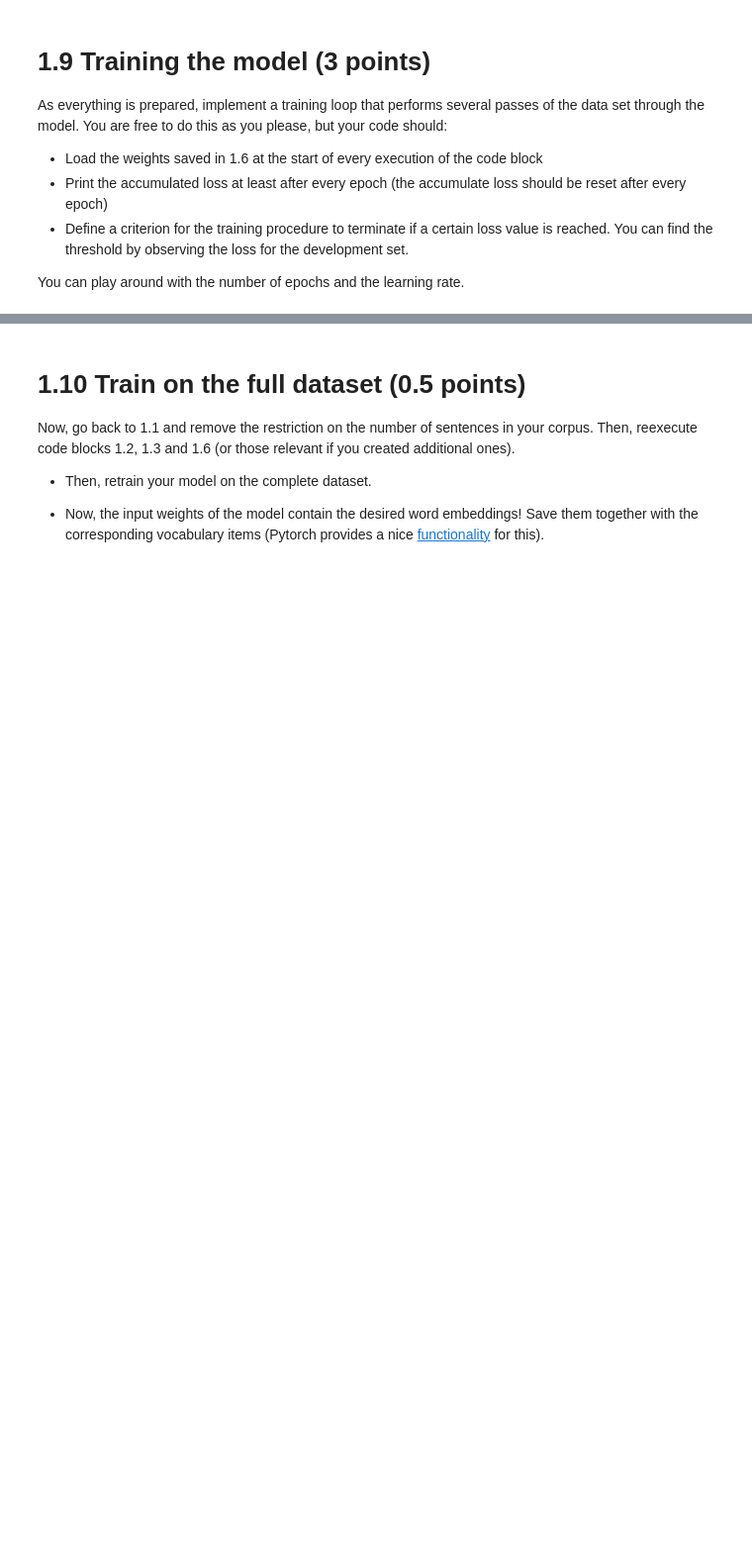
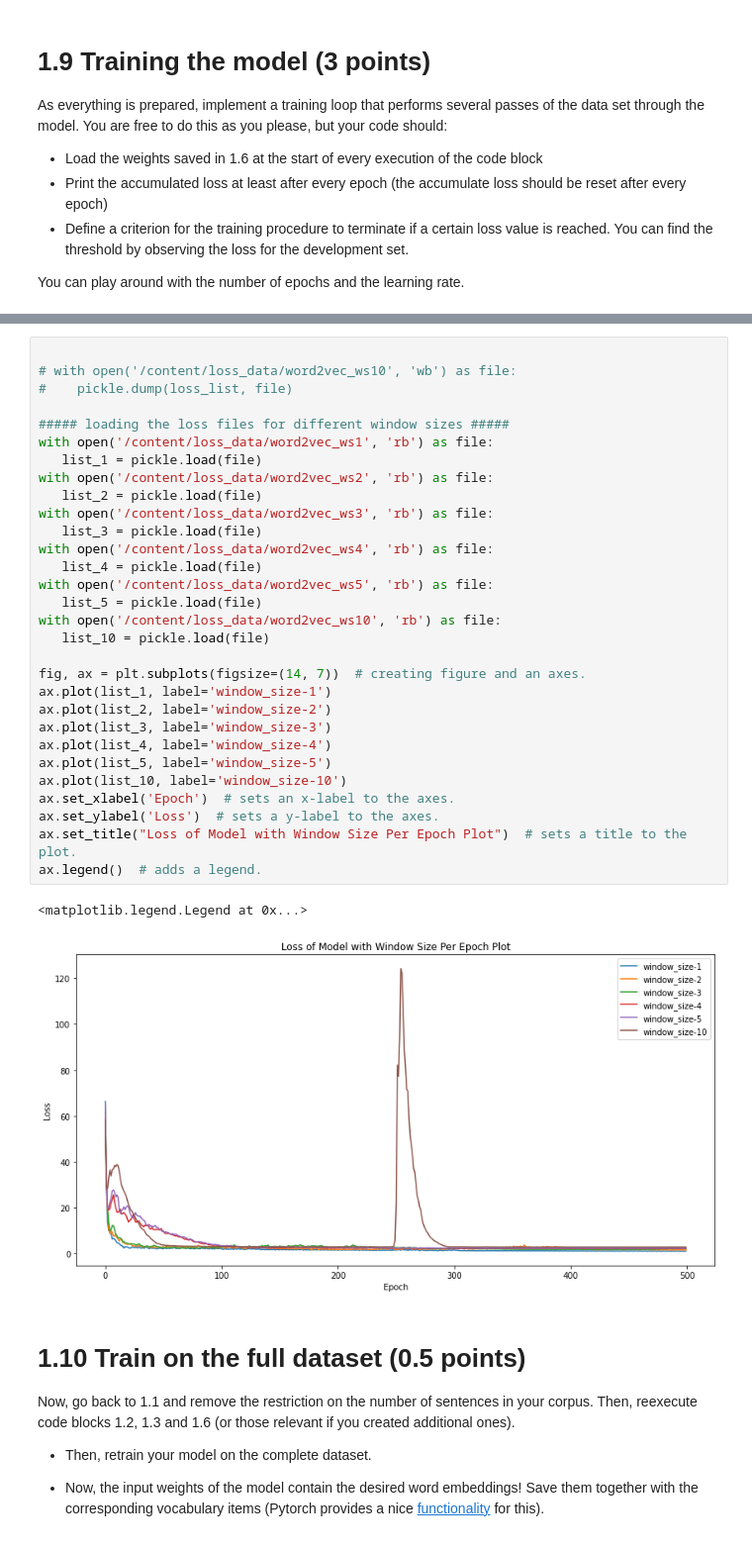
Before and after one commit to shahrukhx01/nnti_hindi_bengali_sentiment_analysis, a Jupyter notebook: src/task1/Task1_Word_Embeddings.ipynb, the cells around one changed output, grey strips where cells are left out. Shown at 99% size. Cells and saved outputs as stored; diff of their text form; blank space fills up the shorter version.

```diff
--- a/src/task1/Task1_Word_Embeddings.ipynb
+++ b/src/task1/Task1_Word_Embeddings.ipynb
@@ -343,4 +447,37 @@ Epoch [500/500], Loss: 2.3299
 Training finished
+# %%
+
+# with open('/content/loss_data/word2vec_ws10', 'wb') as file:
+#    pickle.dump(loss_list, file)
+
+##### loading the loss files for different window sizes #####
+with open('/content/loss_data/word2vec_ws1', 'rb') as file:
+   list_1 = pickle.load(file)
+with open('/content/loss_data/word2vec_ws2', 'rb') as file:
+   list_2 = pickle.load(file)
+with open('/content/loss_data/word2vec_ws3', 'rb') as file:
+   list_3 = pickle.load(file)
+with open('/content/loss_data/word2vec_ws4', 'rb') as file:
+   list_4 = pickle.load(file)
+with open('/content/loss_data/word2vec_ws5', 'rb') as file:
+   list_5 = pickle.load(file)
+with open('/content/loss_data/word2vec_ws10', 'rb') as file:
+   list_10 = pickle.load(file)
+
+fig, ax = plt.subplots(figsize=(14, 7))  # creating figure and an axes.
+ax.plot(list_1, label='window_size-1')
+ax.plot(list_2, label='window_size-2')
+ax.plot(list_3, label='window_size-3')
+ax.plot(list_4, label='window_size-4')
+ax.plot(list_5, label='window_size-5')
+ax.plot(list_10, label='window_size-10')
+ax.set_xlabel('Epoch')  # sets an x-label to the axes.
+ax.set_ylabel('Loss')  # sets a y-label to the axes.
+ax.set_title("Loss of Model with Window Size Per Epoch Plot")  # sets a title to the plot.
+ax.legend()  # adds a legend.
+# %% [output]
+<matplotlib.legend.Legend at 0x...>
+[figure, added]
 # %% [markdown]
 # 1.10 Train on the full dataset (0.5 points)
 
```
Also changed, not shown: parts of 31 cells of this notebook, 3 other files.
